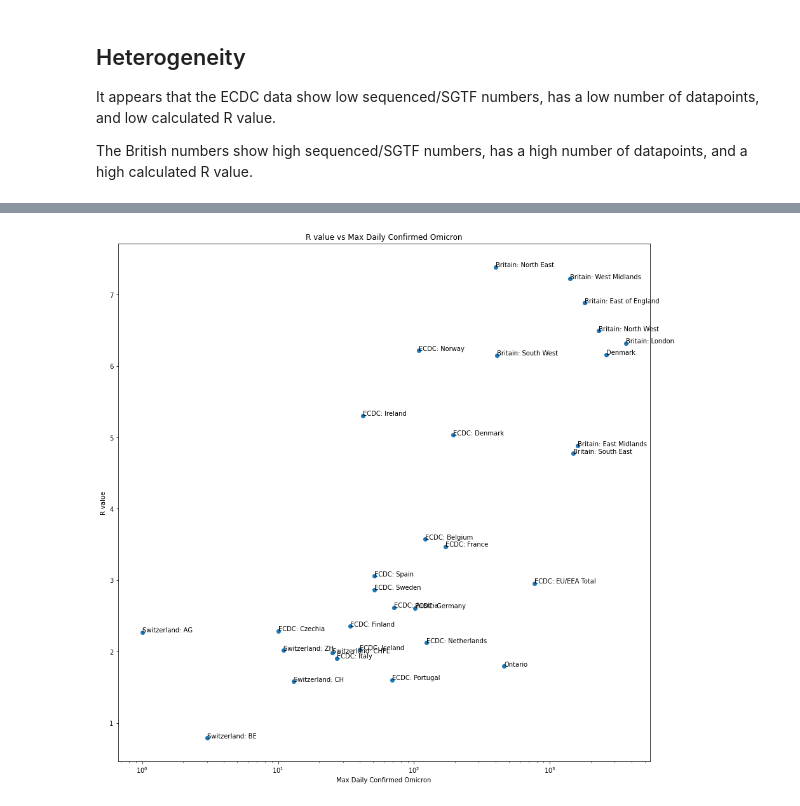
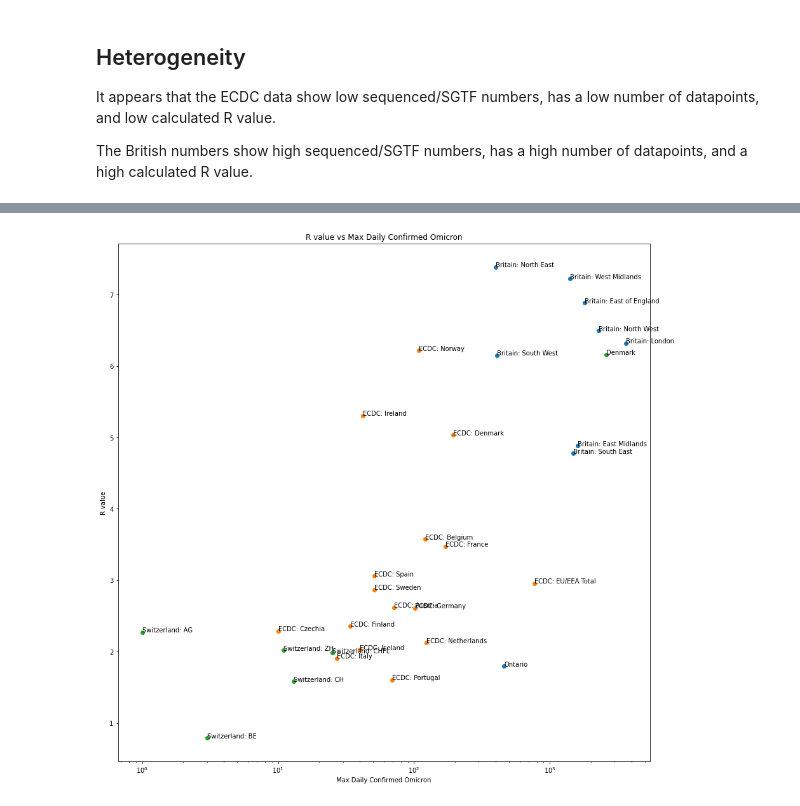
Before and after one commit to rrjzhang/omicron_dive, a Jupyter notebook: r0_calcs.ipynb, the cells around one changed output, grey strips where cells are left out. Saved outputs shown, nothing was run; the diff lists cells and outputs as text; code cells hidden in the pictures.

```diff
--- a/r0_calcs.ipynb
+++ b/r0_calcs.ipynb
@@ -162,7 +162,7 @@ ontario_df.loc[ontario_df['date'] == pd.to_datetime('2021-11-08'),'sgtf_count']
 # %%
 joins, implied_rt = impute_and_fit(ontario_df)
 ontario_df = ontario_df.merge(joins)
-rt_dict["Ontario"] = {'r': implied_rt, 'n': (ontario_df['sgtf_count']>0).sum(), 'sequenced': ontario_df['sgtf_count'].max()}
+rt_dict["Ontario"] = {'r': implied_rt, 'n': (ontario_df['sgtf_count']>0).sum(), 'sequenced': ontario_df['sgtf_count'].max(), 'source': 'sgtf'}
 fig, axes = show_omicron(ontario_df, implied_rt, "Ontario")
 plt.show()
 # %% [output]
@@ -346,7 +346,7 @@ for country in ecdc_df['country'].unique():
     ax.add_artist(anchored_text)
     ax.set_title("ECDC:{} Omicron Progression".format(country))
     ax.set_xticks(ax.get_xticks()[::2])
-    rt_dict["ECDC: {}".format(country)] = {'r': implied_rt, 'n': len(sub_df.index), 'sequenced': sub_df['count'].max()}
+    rt_dict["ECDC: {}".format(country)] = {'r': implied_rt, 'n': len(sub_df.index), 'sequenced': sub_df['count'].max(), 'source': 'unknown'}
     i += 1
 # %% [output]
 [figure]
@@ -353,8 +387,9 @@ for country in ecdc_df['country'].unique():
 # %%
 rt_dict_items = list(rt_dict.items())
-rs = [v['r'] for k,v in rt_dict_items]
-ns = [v['n'] for k,v in rt_dict_items]
-maxs = [v['sequenced'] for k,v in rt_dict_items]
+rs = np.array([v['r'] for k,v in rt_dict_items])
+ns = np.array([v['n'] for k,v in rt_dict_items])
+sources = [v['source'] for k,v in rt_dict_items]
+maxs = np.array([v['sequenced'] for k,v in rt_dict_items])
 names = [k for k,v in rt_dict_items]
 weighted_r = np.average(rs, weights=ns)
 # %%
@@ -375,12 +414,17 @@ It appears that the ECDC data show low sequenced/SGTF numbers, has a low number
 The British numbers show high sequenced/SGTF numbers, has a high number of datapoints, and a high calculated R value.
 # %%
 fig, ax = plt.subplots(figsize=(15,15))
-ax.scatter(ns, rs)
-for i, label in enumerate(names):
-    ax.annotate(label, (ns[i], rs[i]))
+for source in set(sources):
+    mask = pd.Series(sources) == source
+    sub_ns, sub_rs = ns[mask], rs[mask]
+    ax.scatter(sub_ns, sub_rs, label=source)
+    sub_names = pd.Series(names)[mask]
+    for i, label in enumerate(sub_names):
+        ax.annotate(label, (sub_ns[i], sub_rs[i]))
 ax.set_ylabel("R value")
 ax.set_xlabel("Number of Datapoints")
 rn = linregress(ns,rs)
 ax.set_title("R value vs Number of Datapoints")
+ax.legend()
 plt.show()
 # %% [output]
@@ -388,13 +432,17 @@ plt.show()
 # %%
 fig, ax = plt.subplots(figsize=(15,15))
-ax.scatter(maxs, rs)
-for i, label in enumerate(names):
-    ax.annotate(label, (maxs[i], rs[i]))
+for source in set(sources):
+    mask = pd.Series(sources) == source
+    sub_ns, sub_rs = maxs[mask], rs[mask]
+    ax.scatter(sub_ns, sub_rs, label=source)
+    sub_names = pd.Series(names)[mask]
+    for i, label in enumerate(sub_names):
+        ax.annotate(label, (sub_ns[i], sub_rs[i]))
 ax.set_ylabel("R value")
 ax.set_xlabel("Max Daily Confirmed Omicron")
 rn = linregress(maxs,rs)
 ax.set_xscale('log')
 ax.set_title("R value vs Max Daily Confirmed Omicron")
 plt.show()
 # %% [output]
-[figure, old version]
+[figure, new version]
```
Also changed, not shown: parts of 12 cells of this notebook.
